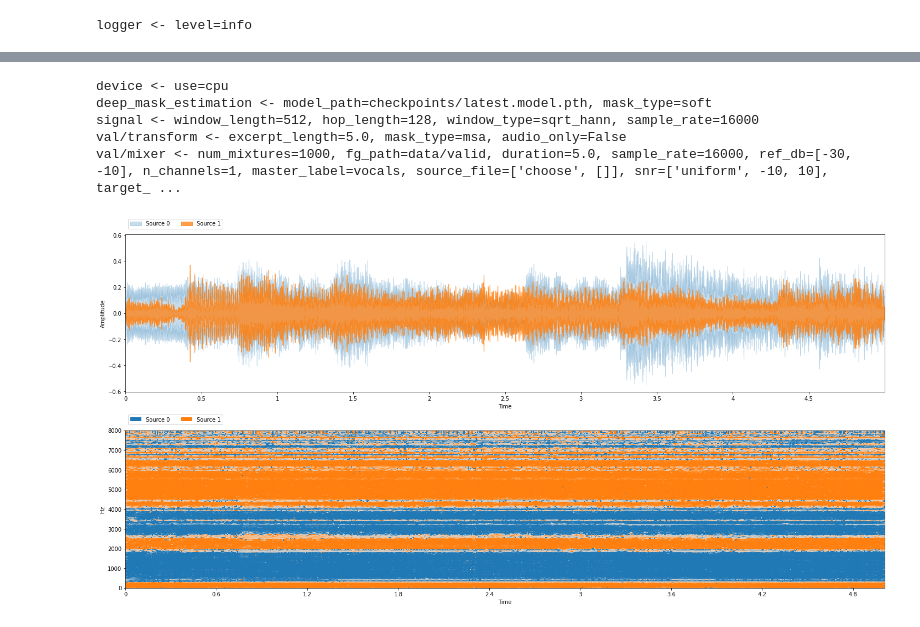
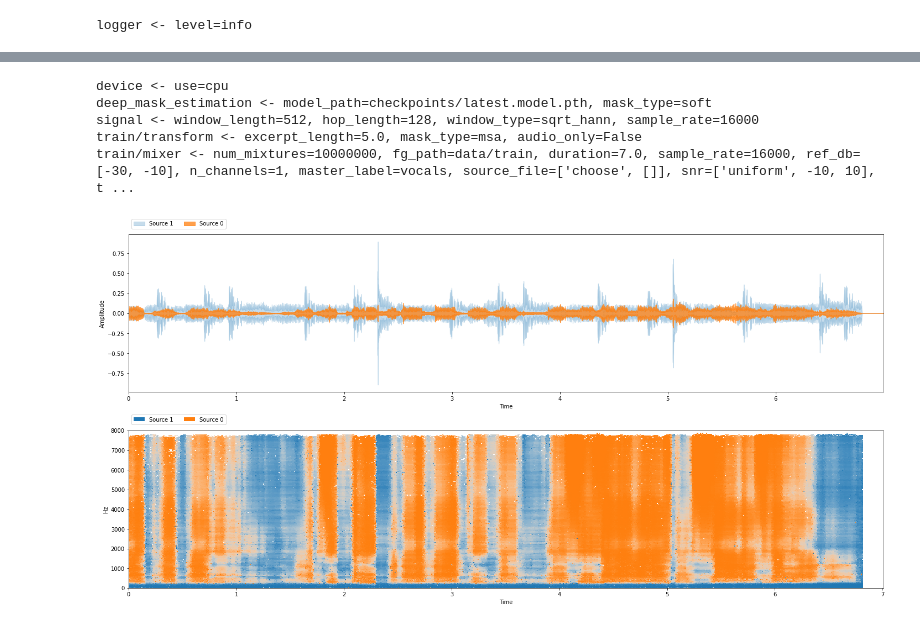
Before and after one commit to source-separation/tutorial, a Jupyter notebook: common/exp/notebooks/inspect.ipynb, the cells around one changed output, grey strips where cells are left out. Drawn from its saved outputs; the diff is of its cells as text; code cells hidden in the pictures.

```diff
--- a/common/exp/notebooks/inspect.ipynb
+++ b/common/exp/notebooks/inspect.ipynb
@@ -35,11 +35,12 @@ with scope('common/exp/conf/chimera.yml', overrides) as args:
     separator = models.deep_mask_estimation(device)
     stft_params, sample_rate = data.signal()
 
-    with argbind.scope(args, 'val'):
+    with argbind.scope(args, 'train'):
         tfm, new_labels = data.transform(stft_params, sample_rate, 'vocals', True)
         dataset = data.mixer(stft_params, tfm)
 
     item = dataset[np.random.randint(len(dataset))]
+
     separator.audio_signal = item['mix']
     estimates = separator()
     estimates.append(item['mix'] - estimates[0])
@@ -50,7 +51,7 @@ with scope('common/exp/conf/chimera.yml', overrides) as args:
 device <- use=cpu
 deep_mask_estimation <- model_path=checkpoints/latest.model.pth, mask_type=soft
 signal <- window_length=512, hop_length=128, window_type=sqrt_hann, sample_rate=16000
-val/transform <- excerpt_length=5.0, mask_type=msa, audio_only=False
-val/mixer <- num_mixtures=1000, fg_path=data/valid, duration=5.0, sample_rate=16000, ref_db=[-30, -10], n_channels=1, master_label=vocals, source_file=['choose', []], snr=['uniform', -10, 10], target_ ...
+train/transform <- excerpt_length=5.0, mask_type=msa, audio_only=False
+train/mixer <- num_mixtures=10000000, fg_path=data/train, duration=7.0, sample_rate=16000, ref_db=[-30, -10], n_channels=1, master_label=vocals, source_file=['choose', []], snr=['uniform', -10, 10], t ...
-[figure, old version]
+[figure, new version]
 [interactive output not drawn]
```
Also changed, not shown: parts of 1 cell of this notebook, 1 other file.
